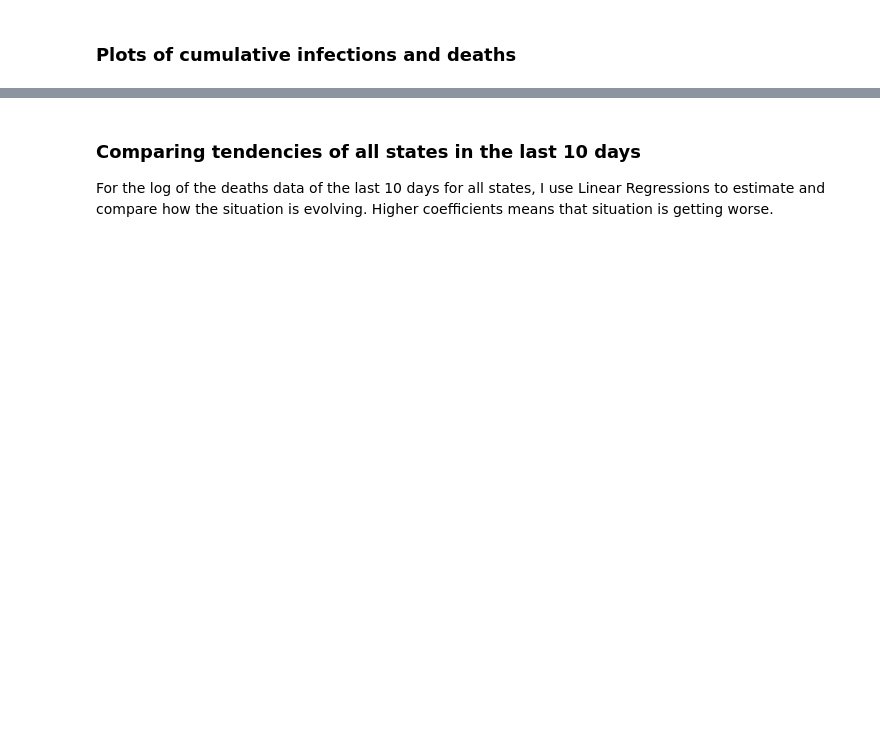
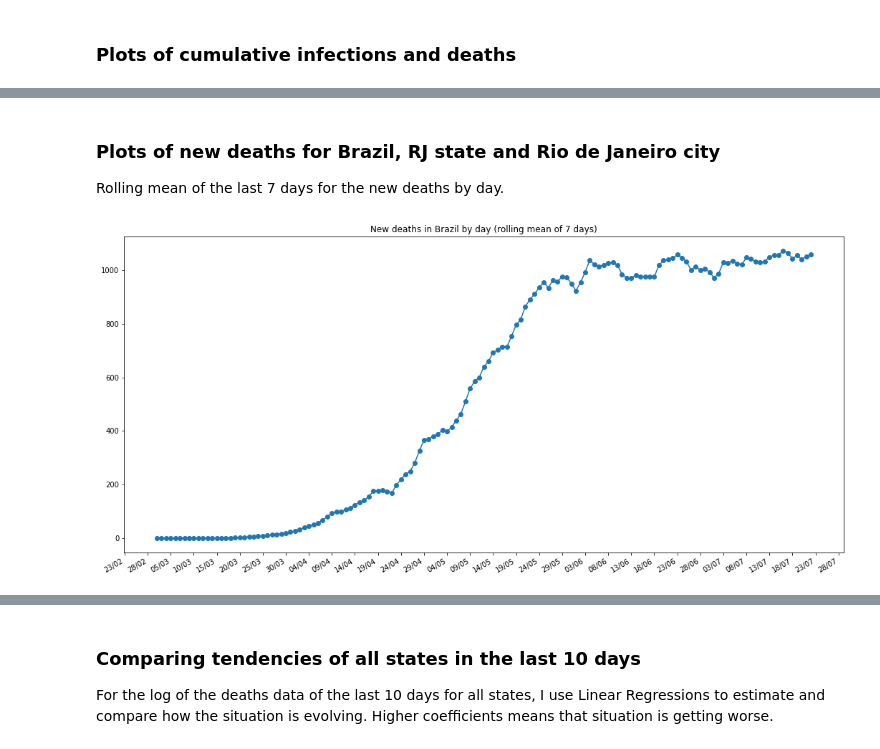
Before and after one commit to ricardocopa/Covid19, a Jupyter notebook: COVID19-DataAnalysisForBrazil.ipynb, the cells around one changed output, grey strips where cells are left out. Drawn from its saved outputs; the diff is of its cells as text; code cells hidden in the pictures; blank space fills up the shorter version.

```diff
--- a/COVID19-DataAnalysisForBrazil.ipynb
+++ b/COVID19-DataAnalysisForBrazil.ipynb
@@ -295,9 +344,20 @@ axis.xaxis.get_label().set_visible(False)
+# %% [markdown]
+### Plots of new deaths for Brazil, RJ state and Rio de Janeiro city
+Rolling mean of the last 7 days for the new deaths by day.
 # %%
-infectionsByDayStates = covid.pivot(index='data', columns='estado', values = 'casosAcumulados')
-axis = infectionsByDayStates.plot(style='o-',figsize=(18, 9), title='Infections By State')
-axis.legend(bbox_to_anchor=(1.1, 1.01))
+newCovidByDayBR = covid[['data', 'obitosNovos']].groupby('data').sum()
+newCovidByDayBR.reset_index(inplace=True)
+newCovidByDayBR.set_index(['data'],inplace=True)
+newCovidByDayBR['rollingNewDeaths'] = newCovidByDayBR['obitosNovos'].rolling(window=7).mean()
+
+axis = newCovidByDayBR.plot(legend=False, style='o-', figsize=(18, 9), y='rollingNewDeaths', title='New deaths in Brazil by day (rolling mean of 7 days)')
 plt.gcf().autofmt_xdate()
+plt.minorticks_off()
 axis.xaxis.set_major_formatter(mdates.DateFormatter('%d/%m'))
 axis.xaxis.set_major_locator(mdates.DayLocator(interval=5))
 axis.xaxis.get_label().set_visible(False)
+
+plt.show()
+# %% [output]
+[figure, added]
 # %%
```
Also changed, not shown: parts of 33 cells of this notebook.
